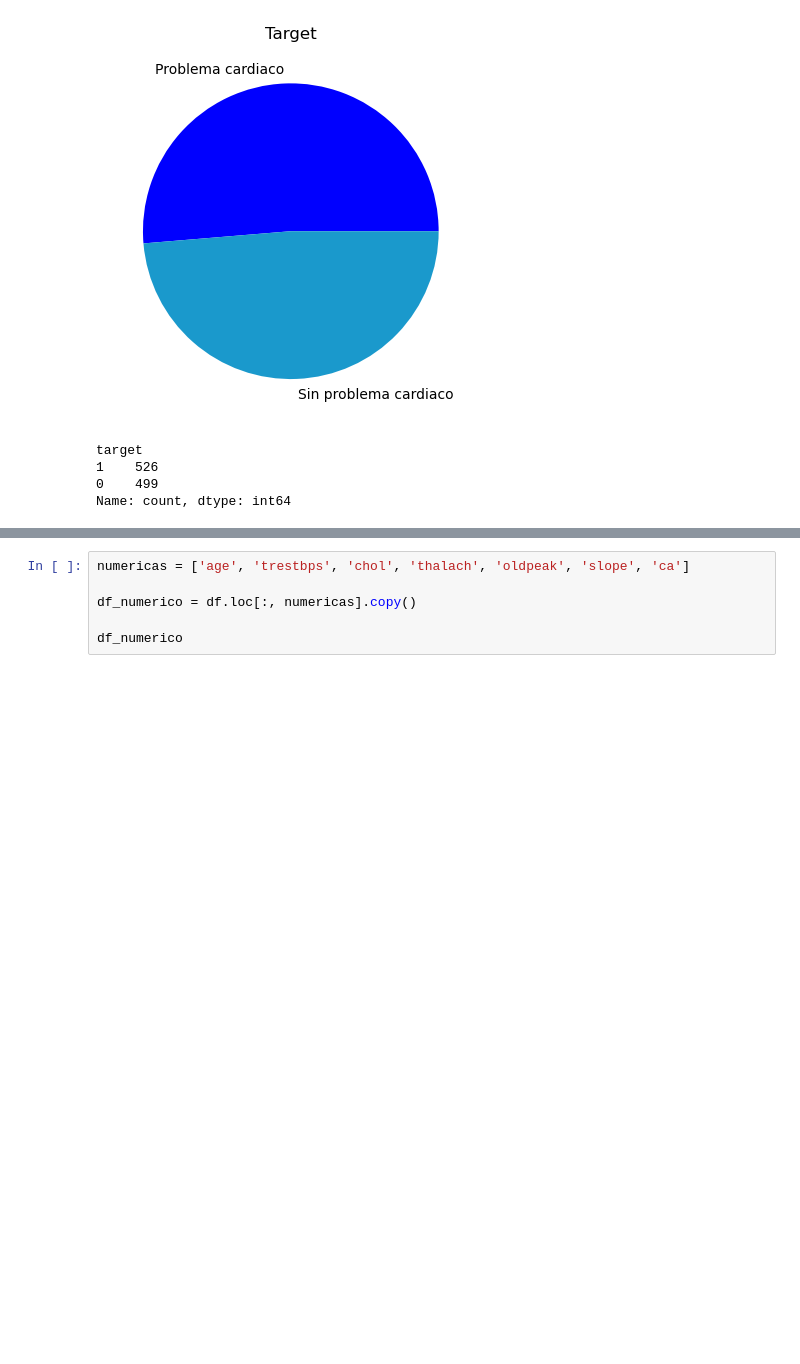
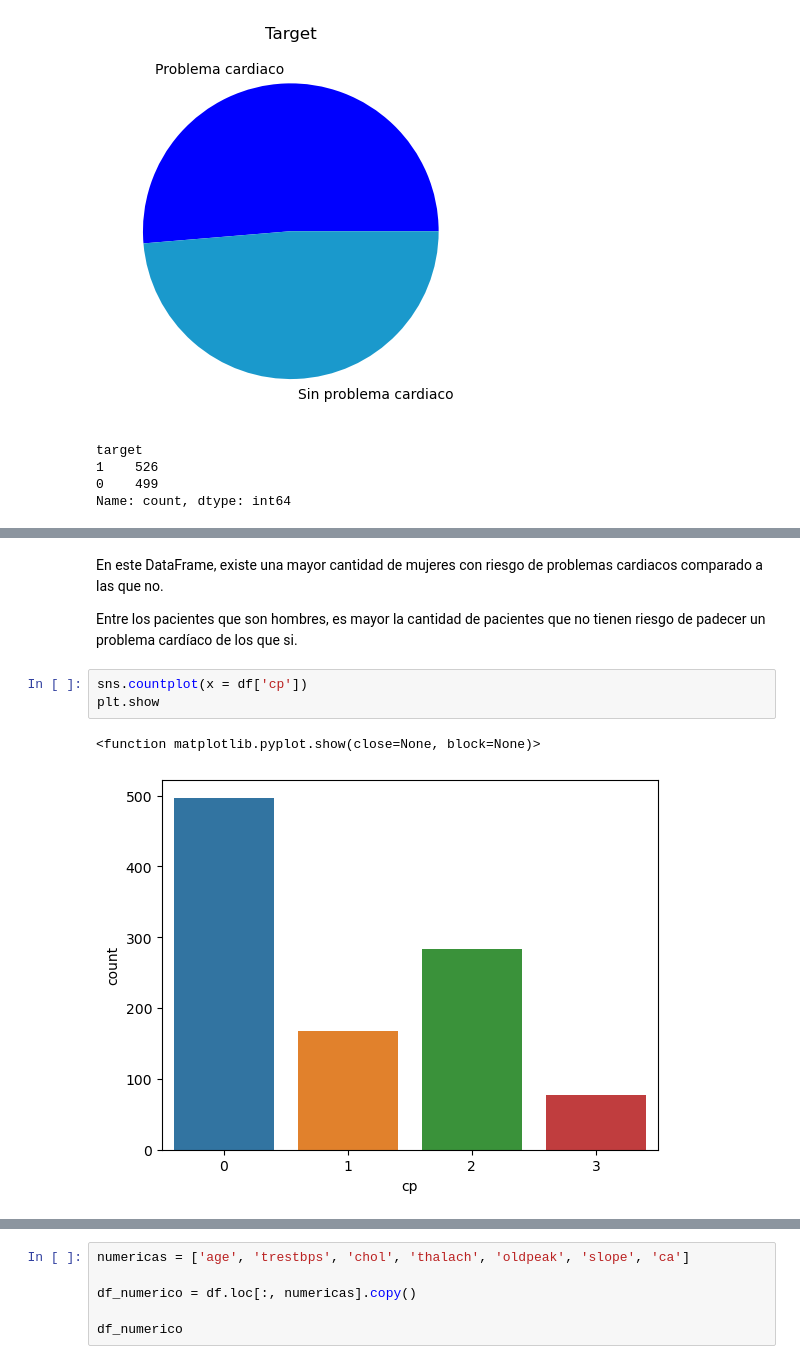
Before and after one commit to EstebanGomezVal/iteso-data-analytics, a Jupyter notebook: notebooks/proyecto.ipynb, the cells around one changed output, grey strips where cells are left out. Cells and saved outputs as stored; diff of their text form; blank space fills up the shorter version.

```diff
--- a/notebooks/proyecto.ipynb
+++ b/notebooks/proyecto.ipynb
@@ -468,0 +484,10 @@ Name: count, dtype: int64
+# %% [markdown]
+En este DataFrame, existe una mayor cantidad de mujeres con riesgo de problemas cardiacos comparado a las que no.
+
+Entre los pacientes que son hombres, es mayor la cantidad de pacientes  que no tienen riesgo de padecer un problema cardíaco de los que si.
+# %%
+sns.countplot(x = df['cp'])
+plt.show
+# %% [output]
+<function matplotlib.pyplot.show(close=None, block=None)>
+[figure, added]
```
Also changed, not shown: parts of 35 cells of this notebook, 1 other file.
